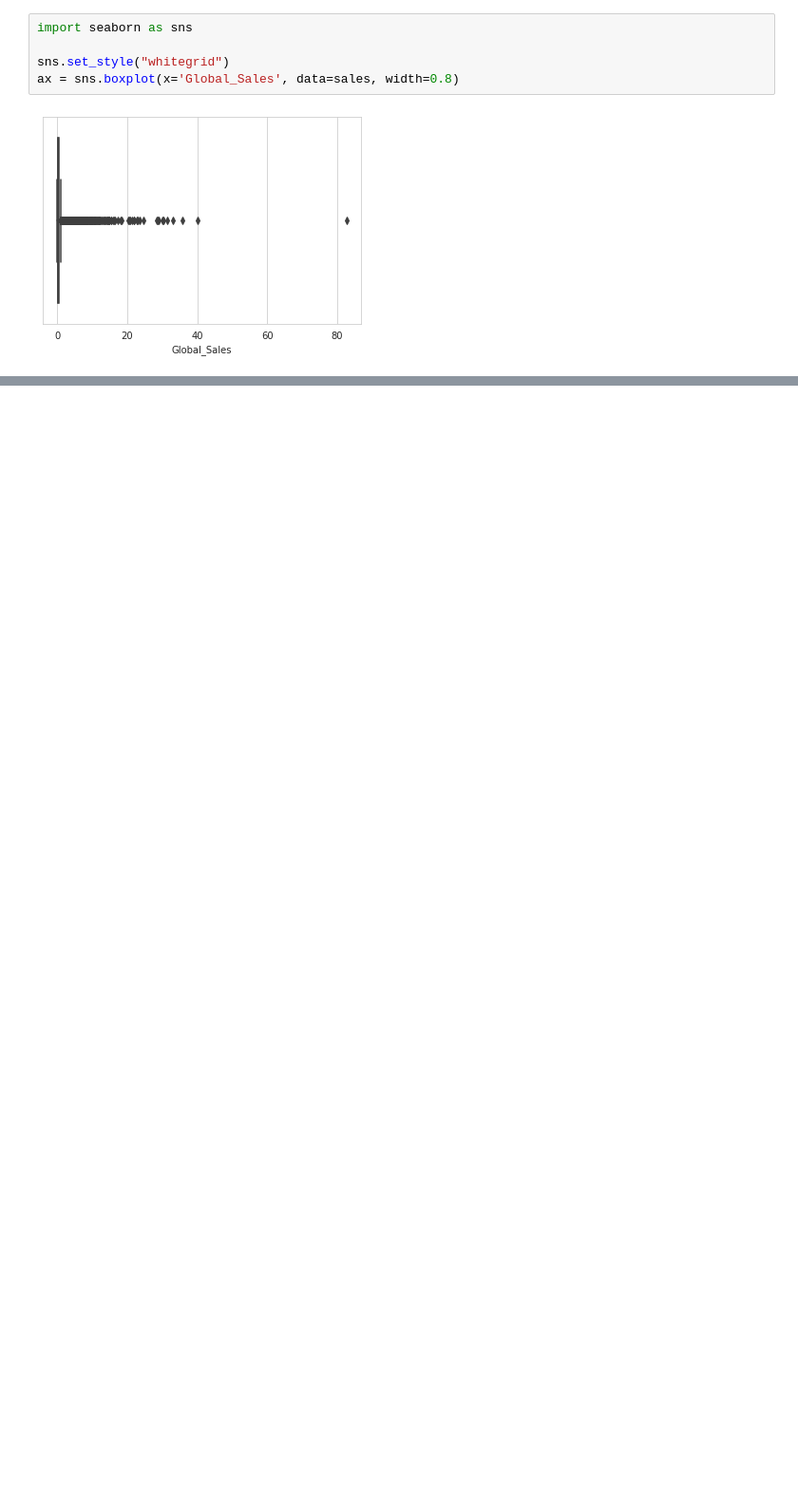
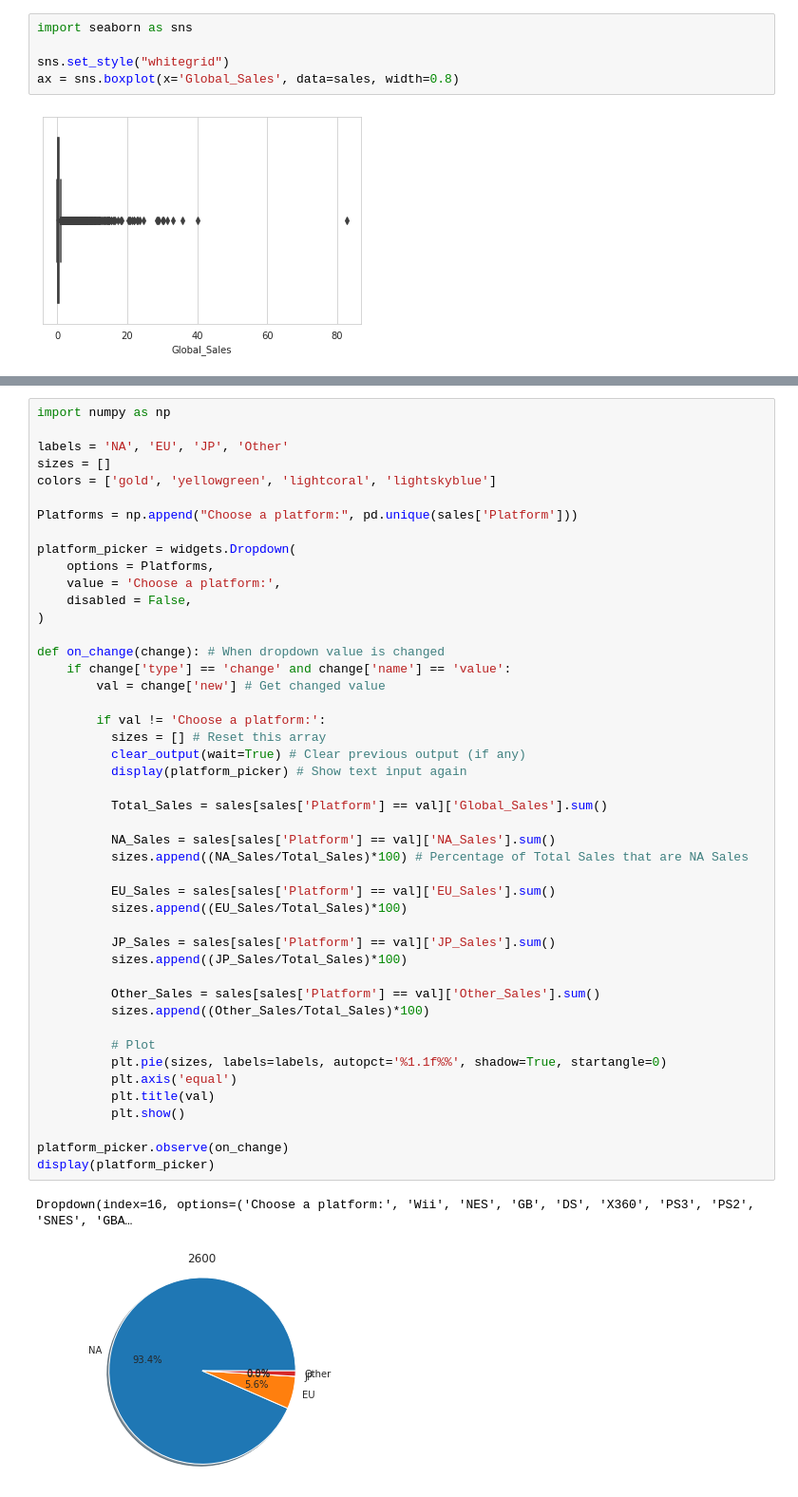
Before and after one commit to DanielPitfield/Python_Data_Science, a Jupyter notebook: Video_Games_Sales.ipynb, the cells around one changed output, grey strips where cells are left out. Shown: that part at 95% size. Drawn from its saved outputs; the diff is of its cells as text; blank space fills up the shorter version.

```diff
--- a/Video_Games_Sales.ipynb
+++ b/Video_Games_Sales.ipynb
@@ -65,0 +110,49 @@ Proportion of sales in geographic areas (e.g Nintendo games have larger proprtio
+# %%
+import numpy as np
+
+labels = 'NA', 'EU', 'JP', 'Other'
+sizes = []
+colors = ['gold', 'yellowgreen', 'lightcoral', 'lightskyblue']
+
+Platforms = np.append("Choose a platform:", pd.unique(sales['Platform']))
+
+platform_picker = widgets.Dropdown(
+    options = Platforms,
+    value = 'Choose a platform:',
+    disabled = False,
+)
+
+def on_change(change): # When dropdown value is changed
+    if change['type'] == 'change' and change['name'] == 'value':
+        val = change['new'] # Get changed value
+
+        if val != 'Choose a platform:':
+          sizes = [] # Reset this array
+          clear_output(wait=True) # Clear previous output (if any)
+          display(platform_picker) # Show text input again
+
+          Total_Sales = sales[sales['Platform'] == val]['Global_Sales'].sum()
+
+          NA_Sales = sales[sales['Platform'] == val]['NA_Sales'].sum()
+          sizes.append((NA_Sales/Total_Sales)*100) # Percentage of Total Sales that are NA Sales
+
+          EU_Sales = sales[sales['Platform'] == val]['EU_Sales'].sum()
+          sizes.append((EU_Sales/Total_Sales)*100)
+
+          JP_Sales = sales[sales['Platform'] == val]['JP_Sales'].sum()
+          sizes.append((JP_Sales/Total_Sales)*100)
+
+          Other_Sales = sales[sales['Platform'] == val]['Other_Sales'].sum()
+          sizes.append((Other_Sales/Total_Sales)*100)
+
+          # Plot
+          plt.pie(sizes, labels=labels, autopct='%1.1f%%', shadow=True, startangle=0)
+          plt.axis('equal')
+          plt.title(val)
+          plt.show()
+
+platform_picker.observe(on_change)
+display(platform_picker)
+# %% [output]
+Dropdown(index=16, options=('Choose a platform:', 'Wii', 'NES', 'GB', 'DS', 'X360', 'PS3', 'PS2', 'SNES', 'GBA…
+[figure, added]
```
Also changed, not shown: parts of 17 cells of this notebook.
